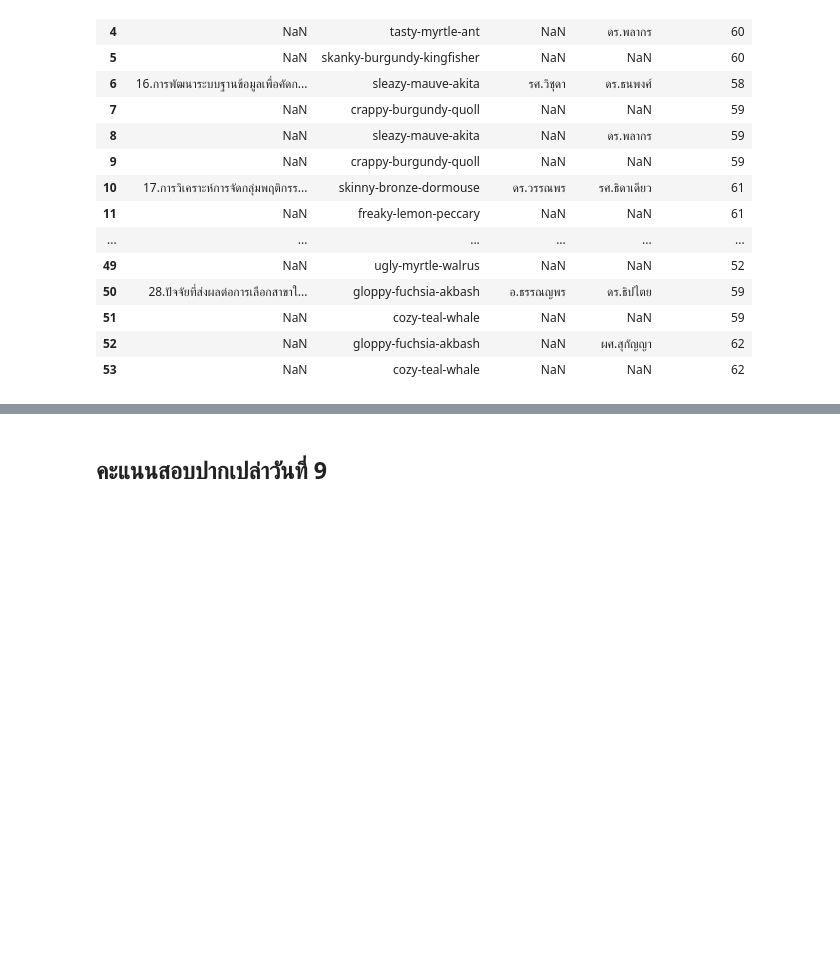
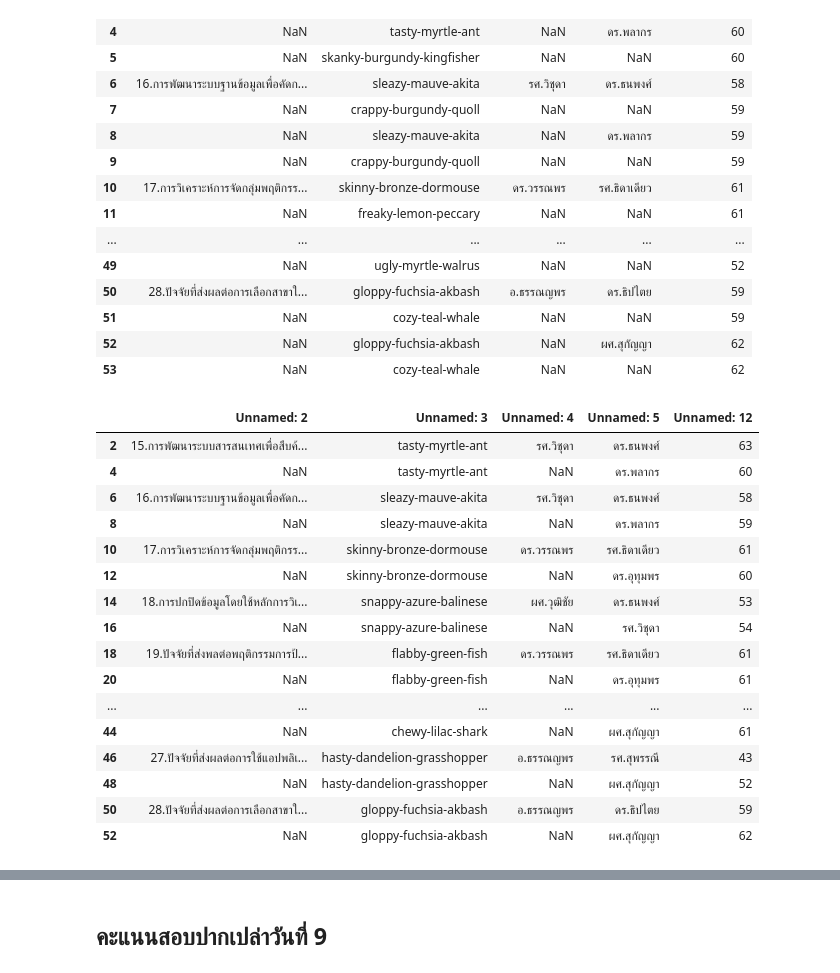
Before and after one commit to jiriyaporn/data_viz, a Jupyter notebook: DataViz_Midterm_2021.ipynb, the cells around one changed output, grey strips where cells are left out. Saved outputs shown, nothing was run; the diff lists cells and outputs as text; code cells hidden in the pictures; blank space fills up the shorter version.

```diff
--- a/DataViz_Midterm_2021.ipynb
+++ b/DataViz_Midterm_2021.ipynb
@@ -399,3 +474,24 @@ df8
 | 51 | NaN | cozy-teal-whale | NaN | NaN | 59 |
 | 52 | NaN | gloppy-fuchsia-akbash | NaN | ผศ.สุกัญญา | 62 |
 | 53 | NaN | cozy-teal-whale | NaN | NaN | 62 |
+# %%
+df1_8 = df8[df8['Unnamed: 5'].notnull()]
+df1_8
+# %% [output]
+|  | Unnamed: 2 | Unnamed: 3 | Unnamed: 4 | Unnamed: 5 | Unnamed: 12 |
+| 2 | 15.การพัฒนาระบบสารสนเทศเพื่อสืบค้... | tasty-myrtle-ant | รศ.วิชุดา | ดร.ธนพงศ์ | 63 |
+| 4 | NaN | tasty-myrtle-ant | NaN | ดร.พลากร | 60 |
+| 6 | 16.การพัฒนาระบบฐานข้อมูลเพื่อคัดก... | sleazy-mauve-akita | รศ.วิชุดา | ดร.ธนพงศ์ | 58 |
+| 8 | NaN | sleazy-mauve-akita | NaN | ดร.พลากร | 59 |
+| 10 | 17.การวิเคราะห์การจัดกลุ่มพฤติกรร... | skinny-bronze-dormouse | ดร.วรรณพร | รศ.ธิดาเดียว | 61 |
+| 12 | NaN | skinny-bronze-dormouse | NaN | ดร.อุทุมพร | 60 |
+| 14 | 18.การปกปิดข้อมูลโดยใช้หลักการวิเ... | snappy-azure-balinese | ผศ.วุฒิชัย | ดร.ธนพงศ์ | 53 |
+| 16 | NaN | snappy-azure-balinese | NaN | รศ.วิชุดา | 54 |
+| 18 | 19.ปัจจัยที่ส่งพลต่อพฤติกรรมการป้... | flabby-green-fish | ดร.วรรณพร | รศ.ธิดาเดียว | 61 |
+| 20 | NaN | flabby-green-fish | NaN | ดร.อุทุมพร | 61 |
+| ... | ... | ... | ... | ... | ... |
+| 44 | NaN | chewy-lilac-shark | NaN | ผศ.สุกัญญา | 61 |
+| 46 | 27.ปัจจัยที่ส่งผลต่อการใช้แอปพลิเ... | hasty-dandelion-grasshopper | อ.ธรรณญพร | รศ.สุพรรณี | 43 |
+| 48 | NaN | hasty-dandelion-grasshopper | NaN | ผศ.สุกัญญา | 52 |
+| 50 | 28.ปัจจัยที่ส่งผลต่อการเลือกสาขาใ... | gloppy-fuchsia-akbash | อ.ธรรณญพร | ดร.ธิปไตย | 59 |
+| 52 | NaN | gloppy-fuchsia-akbash | NaN | ผศ.สุกัญญา | 62 |
```
Also changed, not shown: parts of 44 cells of this notebook.
